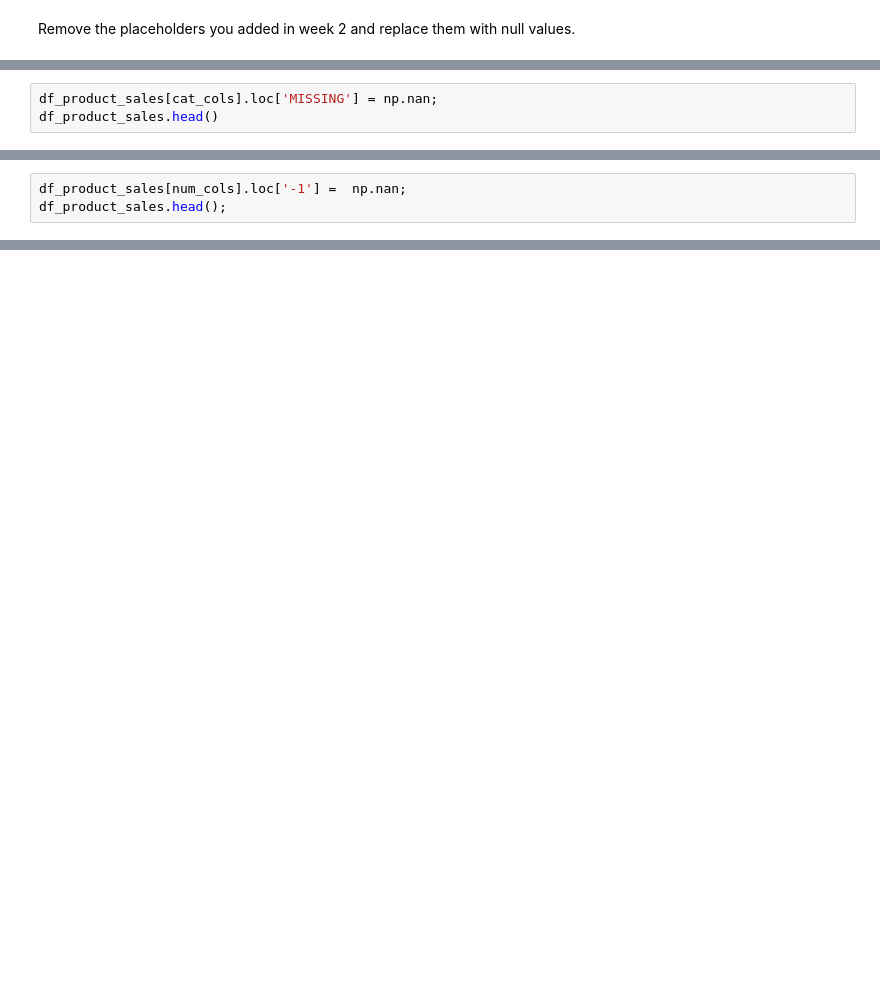
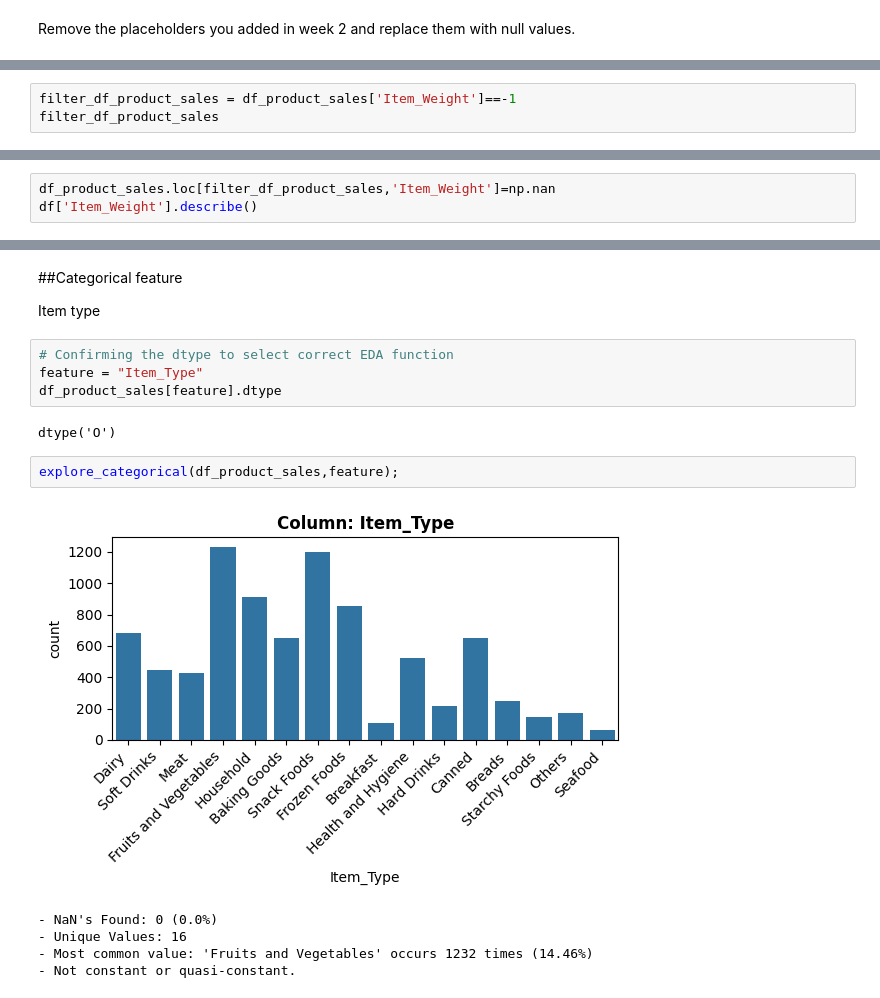
Before and after one commit to jeromeee2330/Prediction-of-Product-Sales, a Jupyter notebook: Prediction_of_Product_Sales_PJMCarreon.ipynb, the cells around one changed output, grey strips where cells are left out. Drawn from its saved outputs; the diff is of its cells as text; blank space fills up the shorter version.

```diff
--- a/Prediction_of_Product_Sales_PJMCarreon.ipynb
+++ b/Prediction_of_Product_Sales_PJMCarreon.ipynb
@@ -343,0 +539,3 @@ Remove the placeholders you added in week 2 and replace them with null values.
+# %%
+filter_df_product_sales = df_product_sales['Item_Weight']==-1
+filter_df_product_sales
@@ -344,3 +555,3 @@ Remove the placeholders you added in week 2 and replace them with null values.
 # %%
-df_product_sales[cat_cols].loc['MISSING'] = np.nan;
-df_product_sales.head()
+df_product_sales.loc[filter_df_product_sales,'Item_Weight']=np.nan
+df['Item_Weight'].describe()
@@ -347,5 +568,2 @@ df_product_sales.head()
-# %%
-df_product_sales[num_cols].loc['-1'] =  np.nan;
-df_product_sales.head();
 # %%
 msno.matrix(df_product_sales);
@@ -351,0 +572,18 @@ msno.matrix(df_product_sales);
+# %% [markdown]
+##Categorical feature
+
+Item type
+# %%
+# Confirming the dtype to select correct EDA function
+feature = "Item_Type"
+df_product_sales[feature].dtype
+# %% [output]
+dtype('O')
+# %%
+explore_categorical(df_product_sales,feature);
+# %% [output]
+[figure, added]
+- NaN's Found: 0 (0.0%)
+- Unique Values: 16
+- Most common value: 'Fruits and Vegetables' occurs 1232 times (14.46%)
+- Not constant or quasi-constant.
```
Also changed, not shown: parts of 30 cells of this notebook.
